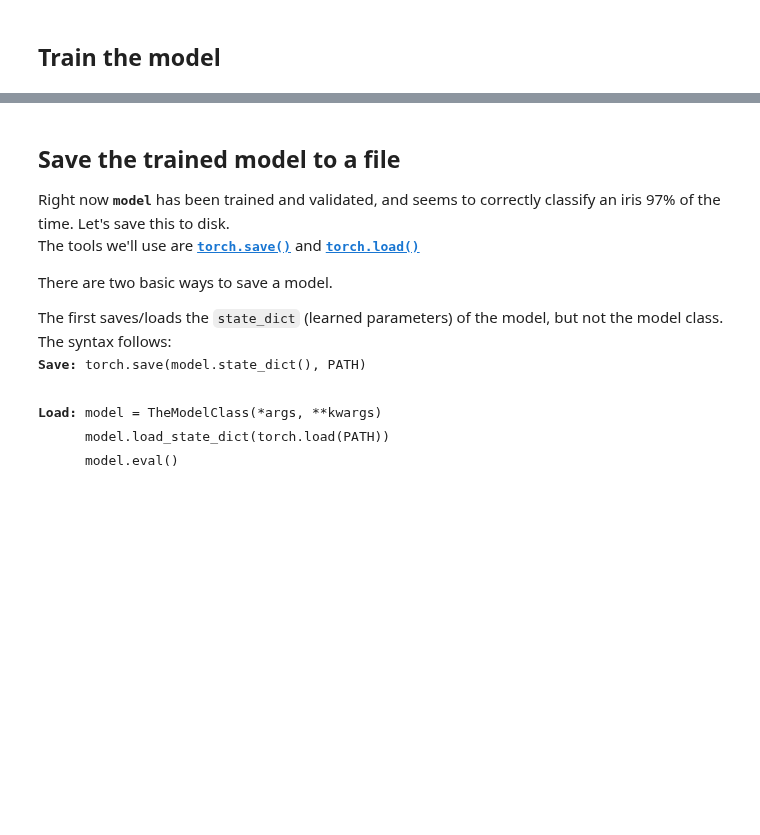
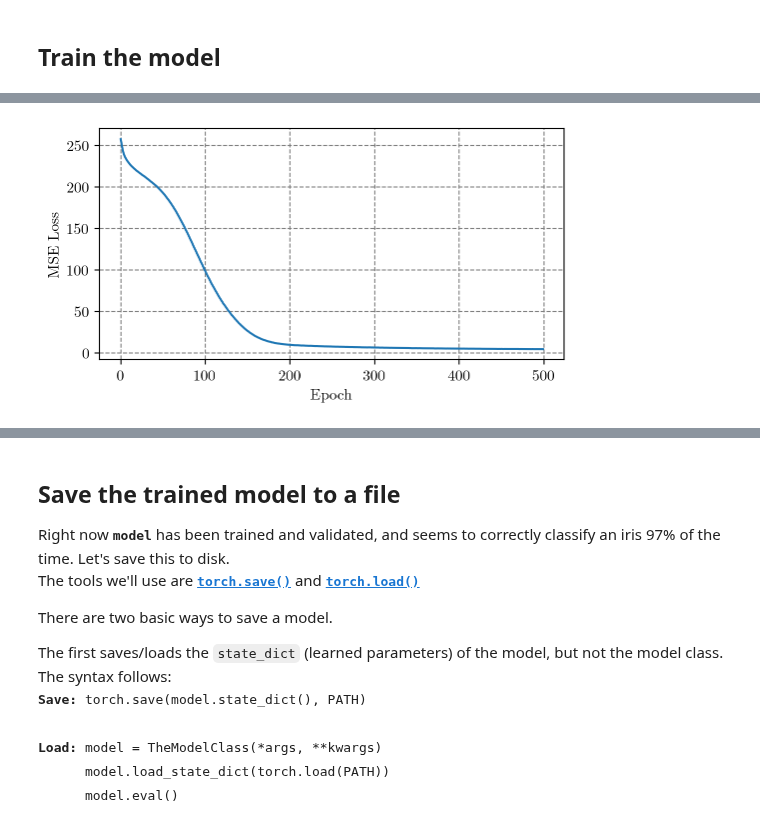
Before and after one commit to JJavierRosales/scapy, a Jupyter notebook: notebooks/ann_risk_probability_estimation.ipynb, the cells around one changed output, grey strips where cells are left out. Drawn from its saved outputs; the diff is of its cells as text; code cells hidden in the pictures; blank space fills up the shorter version.

```diff
--- a/notebooks/ann_risk_probability_estimation.ipynb
+++ b/notebooks/ann_risk_probability_estimation.ipynb
@@ -182,7 +98,6 @@ The rule of thumb for determining the embedding size (number of elemens per arra
 # Get input categorical and continuous features from config file.
 con_features = list(config.get_features(**{'input':True, 'continuous':True}).keys())
 cat_features = list(config.get_features(**{'input':True, 'continuous':False}).keys())
-cat_features.remove('c_object_type')
 
 # Get output features
 out_features = list(config.get_features(**{'input':False}).keys())
@@ -193,7 +108,7 @@ print(f'Input Continuous features:\n' + utils.tabular_list(con_features, n_cols=
 
 # Get Torch for all continuous features
 conts = np.stack([df[f].to_numpy(dtype=str(df[f].dtype).lower()) for f in con_features], 1)
-conts = torch.tensor(conts, dtype=torch.float)
+conts = torch.nan_to_num(torch.tensor(conts, dtype=torch.float))
 
 # Get Torch for all categorical features
 cats = np.stack([df[f].cat.codes.values for f in cat_features], 1)
@@ -280,27 +270,43 @@ Batch size: 121975       Test size: 40659
+# %%
+torch.manual_seed(33)
+
+layers = [200, 400, 300, 100]
+n_out = len(out_features)
+n_conts = conts.shape[1]
+
+# Instanciate the model with the input parameters
+model = CRPE(emb_szs, n_conts, n_out, layers, p=0.4)
+
+# Print the model
+model
+
+# Define loss function (criterion) and optimizer
+criterion = nn.MSELoss()
+optimizer = torch.optim.Adam(model.parameters(), lr=0.002)
 # %% [markdown]
 ## Train the model
 # %%
 import time
 start_time = time.time()
 
-epochs = 300
+epochs = 500
 losses = []
 
 for i in range(epochs):
     i+=1
     y_pred = model(cat_train, con_train)
     loss = criterion(y_pred, y_train)
-    losses.append(loss)
+    losses.append(loss.detach().numpy())
 
     # a neat trick to save screen space:
-    if i%25 == 0:
-        print(loss)
-        print(f'epoch: {i:3}  loss: {loss.item():10.8f}')
-    print(y_pred)
+    if i%25 == 0 or i==0:
+        print(f'Epoch: {i:3}  Loss: {loss.item():10.8f}')
+        # print(y_pred)
     optimizer.zero_grad()
     loss.backward()
     optimizer.step()
 
-print(f'epoch: {i:3}  loss: {loss.item():10.8f}') # print the last line
+
+print(f'\nFinal loss: {loss.item():10.8f}')
 print(f'\nDuration: {time.time() - start_time:.0f} seconds') # print the time elapsed
 # %% [output]
@@ -324,0 +330,9 @@ KeyboardInterrupt:
+# %%
+plt.figure(figsize=(6,3))
+plt.plot(range(epochs), losses)
+plt.ylabel('MSE Loss')
+plt.xlabel('Epoch')
+plt.grid(True, linestyle='--', c='grey')
+plt.show()
+# %% [output]
+[figure, added]
```
Also changed, not shown: parts of 10 cells of this notebook.
